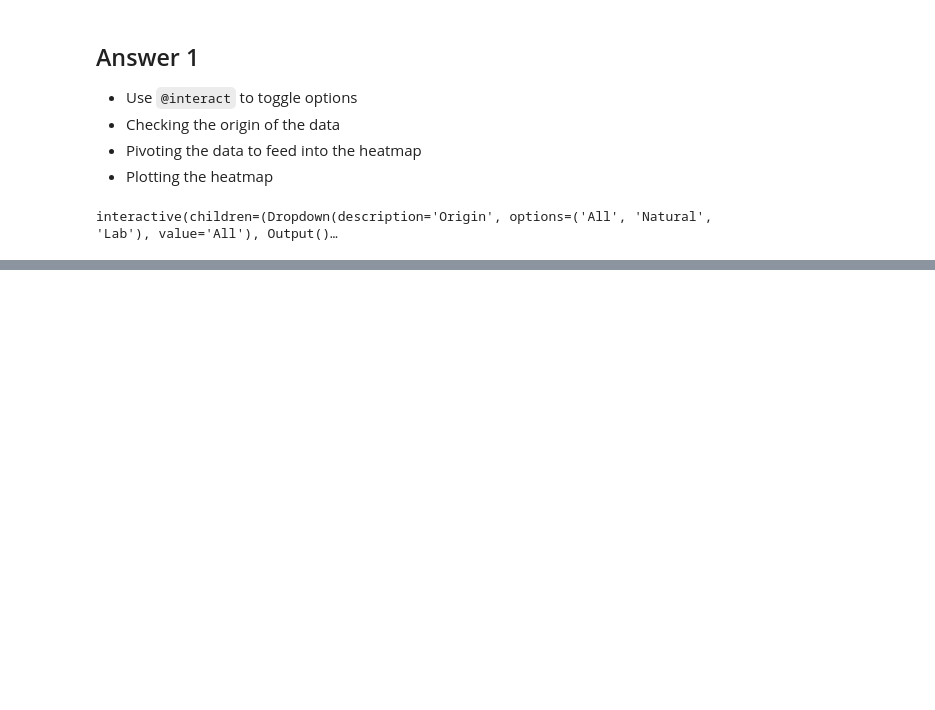
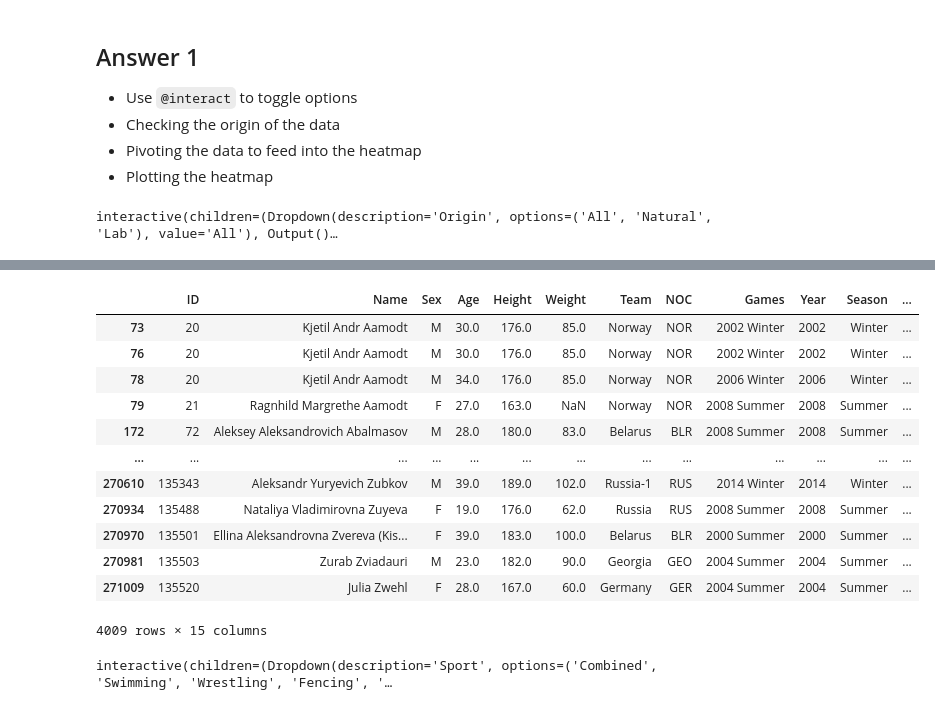
Before and after one commit to pranavarora1895/advanced-data-visualization, a Jupyter notebook: Assignment 6/COMP6934_Assignment6.ipynb, the cells around one changed output, grey strips where cells are left out. Saved outputs shown, nothing was run; the diff lists cells and outputs as text; code cells hidden in the pictures; blank space fills up the shorter version.

```diff
--- a/Assignment 6/COMP6934_Assignment6.ipynb
+++ b/Assignment 6/COMP6934_Assignment6.ipynb
@@ -61,0 +76,17 @@ interactive(children=(Dropdown(description='Origin', options=('All', 'Natural',
+# %%
+athletes_filtered = athletes_df[(athletes_df['Year'] >= 2000) & (athletes_df['Year'] <= 2016) & (athletes_df['Medal']=='Gold')]
+athletes_filtered
+# %% [output]
+|  | ID | Name | Sex | Age | Height | Weight | Team | NOC | Games | Year | Season | ... |
+| 73 | 20 | Kjetil Andr Aamodt | M | 30.0 | 176.0 | 85.0 | Norway | NOR | 2002 Winter | 2002 | Winter | ... |
+| 76 | 20 | Kjetil Andr Aamodt | M | 30.0 | 176.0 | 85.0 | Norway | NOR | 2002 Winter | 2002 | Winter | ... |
+| 78 | 20 | Kjetil Andr Aamodt | M | 34.0 | 176.0 | 85.0 | Norway | NOR | 2006 Winter | 2006 | Winter | ... |
+| 79 | 21 | Ragnhild Margrethe Aamodt | F | 27.0 | 163.0 | NaN | Norway | NOR | 2008 Summer | 2008 | Summer | ... |
+| 172 | 72 | Aleksey Aleksandrovich Abalmasov | M | 28.0 | 180.0 | 83.0 | Belarus | BLR | 2008 Summer | 2008 | Summer | ... |
+| ... | ... | ... | ... | ... | ... | ... | ... | ... | ... | ... | ... | ... |
+| 270610 | 135343 | Aleksandr Yuryevich Zubkov | M | 39.0 | 189.0 | 102.0 | Russia-1 | RUS | 2014 Winter | 2014 | Winter | ... |
+| 270934 | 135488 | Nataliya Vladimirovna Zuyeva | F | 19.0 | 176.0 | 62.0 | Russia | RUS | 2008 Summer | 2008 | Summer | ... |
+| 270970 | 135501 | Ellina Aleksandrovna Zvereva (Kis... | F | 39.0 | 183.0 | 100.0 | Belarus | BLR | 2000 Summer | 2000 | Summer | ... |
+| 270981 | 135503 | Zurab Zviadauri | M | 23.0 | 182.0 | 90.0 | Georgia | GEO | 2004 Summer | 2004 | Summer | ... |
+| 271009 | 135520 | Julia Zwehl | F | 28.0 | 167.0 | 60.0 | Germany | GER | 2004 Summer | 2004 | Summer | ... |
+4009 rows × 15 columns
@@ -61,0 +95,24 @@ interactive(children=(Dropdown(description='Origin', options=('All', 'Natural',
+# %%
+@interact(Sport=(sports), kde=False, display_data=False)
+def plot_athletes(Sport, kde=False, display_data=False):
+    if not Sport=='Combined':
+        sport_filtered = athletes_filtered[(athletes_filtered['Sport']==Sport)]
+    else:
+        sport_filtered = athletes_filtered
+
+    fig, ax = plt.subplots(figsize=(6,4))
+
+    if kde:
+        sns.kdeplot(sport_filtered, x='Weight', y='Height', fill=True, cmap='Blues')
+    else:
+        sns.histplot(sport_filtered, x='Weight', y='Height', binwidth=5, cmap='Blues')
+
+    if display_data:
+        sns.scatterplot(sport_filtered, x='Weight', y='Height',hue='Sex', ec='w')
+
+
+    plt.xlim(20, 140)
+    plt.ylim(130, 220)
+    plt.show()
+# %% [output]
+interactive(children=(Dropdown(description='Sport', options=('Combined', 'Swimming', 'Wrestling', 'Fencing', '…
```
Also changed, not shown: parts of 13 cells of this notebook.
